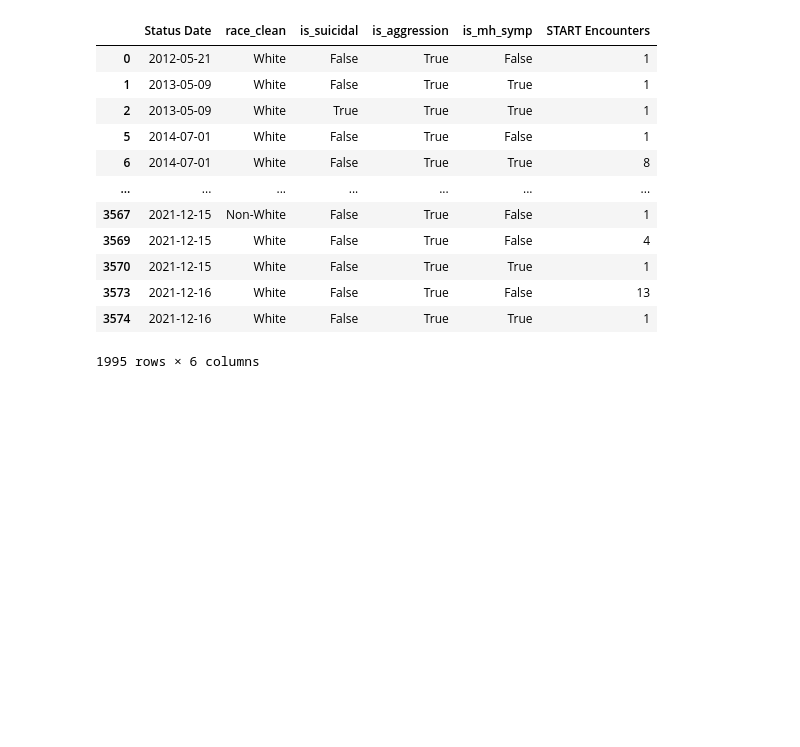
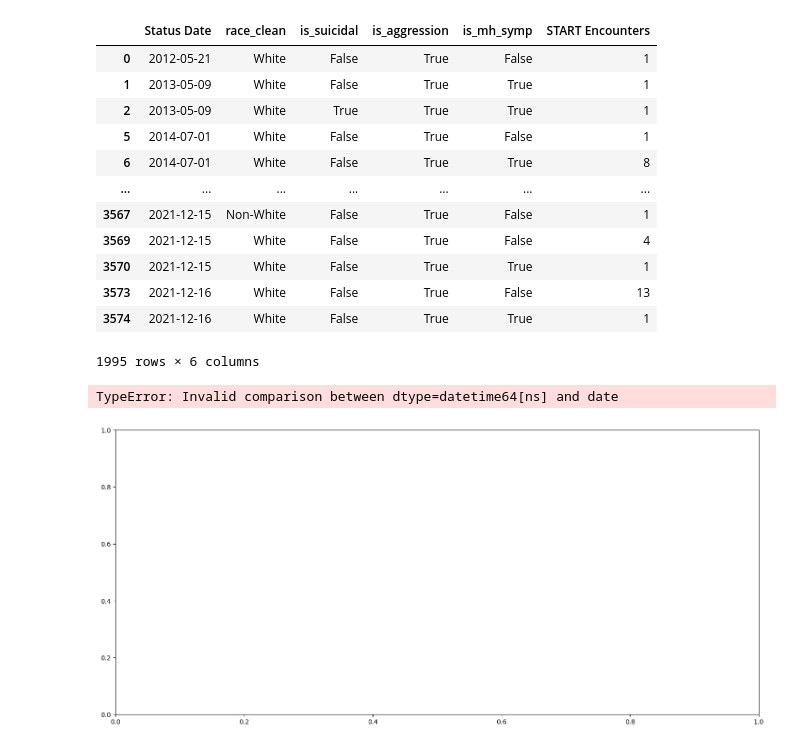
Before and after one commit to orenpk/QSS-20-Final-Project, a Jupyter notebook: code/SIRS_racial_disparity.ipynb, the cells around one changed output. Cells and saved outputs as stored; diff of their text form; code cells hidden in the pictures; blank space fills up the shorter version.

```diff
--- a/code/SIRS_racial_disparity.ipynb
+++ b/code/SIRS_racial_disparity.ipynb
@@ -65,9 +81,12 @@ crisis_merge = pd.merge(sirs_crisis, sirs_demo, how = 'left', left_on = 'Individ
 # %%
-# Recategorizing reasons for contact (BASIC)
+# Recategorizing reasons for contact
 crisis_select['is_suicidal'] = np.where(crisis_select['Reason for Contact'].str.contains('suicidal', case = False, na = False), True, False)
 crisis_select['is_aggression'] = np.where(crisis_select['Reason for Contact'].str.contains('aggression', case = False, na = False), True, False)
 crisis_select['is_mh_symp'] = np.where(crisis_select['Reason for Contact'].str.contains('Mental health symptoms',
                                                                                         case = False, na = False), True, False)
+crisis_select['fam_needs'] = np.where(crisis_select['Reason for Contact'].str.contains('Family needs assistance', case = False, na = False),
+                                     True, False)
+
 crisis_select
 # %% [output]
 A value is trying to be set on a copy of a slice from a DataFrame.
@@ -150,3 +125,5 @@ race_crisis_df
+# %%
+march_13 = datetime.date(2020, 3, 13)
 # %%
 # Step 1: Extract and aggregate START encounters by date and race
 start_encounters_by_race = crisis_select.groupby([crisis_select['Status Date'].dt.date, 'race_clean', 'is_suicidal',
@@ -168,3 +145,52 @@ by_aggression
 | 3573 | 2021-12-16 | White | False | True | False | 13 |
 | 3574 | 2021-12-16 | White | False | True | True | 1 |
 1995 rows × 6 columns
+# %%
+# Step 2: Define the race and colors for the plot
+races = sirs_demo['race_clean'].unique()
+race_colors = {
+    'White': 'tab:blue',
+    'Non-White': 'tab:orange'
+}
+
+# Initialize the plot
+fig, ax1 = plt.subplots(figsize=(18, 8))
+
+for race in races:
+    race_data = by_aggression[by_aggression['race_clean'] == race]
+    race_data = race_data.groupby('Status Date')['START Encounters'].sum().reset_index()
+
+    merged_data = race_data[['Status Date', 'START Encounters']]
+    merged_data['START Encounters Rolling Avg'] = merged_data['START Encounters'].rolling(window=7).mean()
+
+    pre_covid_avg = merged_data[merged_data['Status Date'] < march_13]['START Encounters'].mean()
+    post_covid_avg = merged_data[merged_data['Status Date'] >= march_13]['START Encounters'].mean()
+
+    color = race_colors.get(race, 'gray')
+
+
+    ax1.plot(merged_data['Status Date'], merged_data['START Encounters Rolling Avg'],
+             label=f'{race} START Encounters 7-Day Avg', color=color, linewidth=2, alpha=0.5)
+
+    # Add horizontal lines for average encounters before and after COVID only on their side of the vertical line
+    ax1.hlines(pre_covid_avg, merged_data['Status Date'].min(), march_13, color=color, linestyle='--', linewidth=2)
+    ax1.hlines(post_covid_avg, march_13, merged_data['Status Date'].max(), color=color, linestyle='--', linewidth=2)
+
+# Add vertical line on March 13
+march_13 = datetime.date(2020, 3, 13)
+ax1.axvline(march_13, color='tab:red', linestyle='--', label='Start of COVID lockdown', linewidth=2)
+
+# Set labels and title
+ax1.set_xlabel('Date', fontsize=14)
+ax1.set_ylabel('Aggressive START Encounters', fontsize=14)
+ax1.set_xlim(pd.to_datetime('2019-04-01'), pd.to_datetime('2021-01-31'))
+plt.title('Aggressive START Encounters by Race', fontsize=16)
+
+# Move legend outside of the plot
+fig.legend(loc='upper center', bbox_to_anchor=(0.5, -0.05), ncol=4, fontsize=12)
+
+fig.tight_layout(rect=[0, 0, 1, 0.95])
+plt.show()
+# %% [output]
+TypeError: Invalid comparison between dtype=datetime64[ns] and date
+[figure, added]
```
Also changed, not shown: parts of 11 cells of this notebook.
